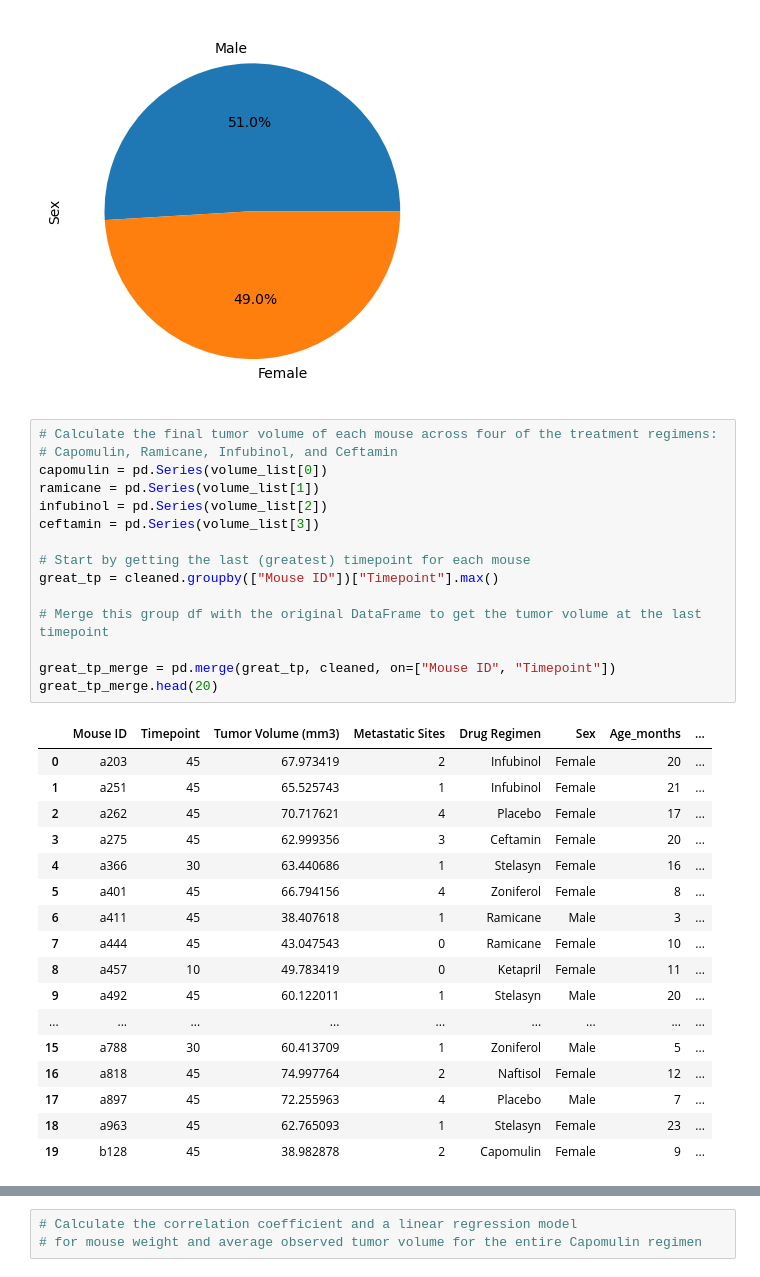
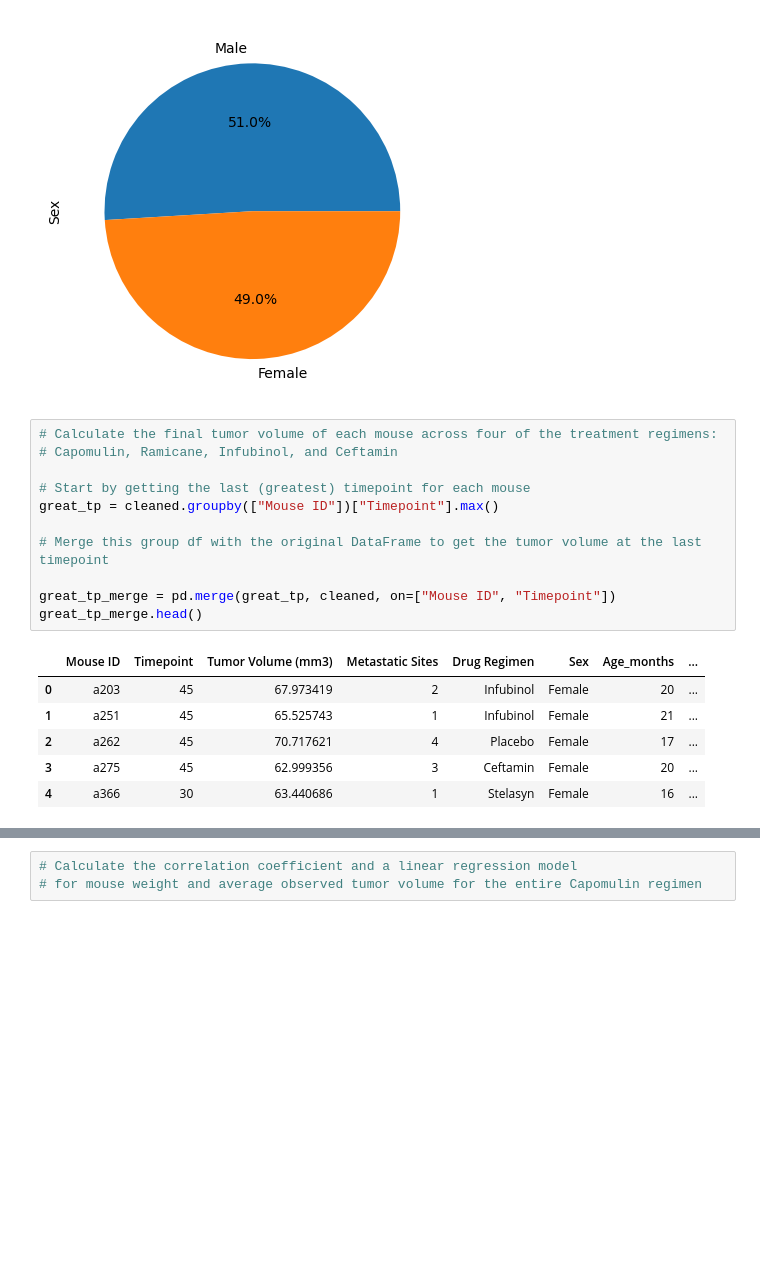
Before and after one commit to Mandia12/Matplotlib-Challenge, a Jupyter notebook: Pymaceuticals/pymaceuticals_final.ipynb, the cells around one changed output, grey strips where cells are left out. Drawn from its saved outputs; the diff is of its cells as text; blank space fills up the shorter version.

```diff
--- a/Pymaceuticals/pymaceuticals_final.ipynb
+++ b/Pymaceuticals/pymaceuticals_final.ipynb
@@ -163,36 +173,21 @@ pyplot_pie
 # %%
 # Calculate the final tumor volume of each mouse across four of the treatment regimens:
 # Capomulin, Ramicane, Infubinol, and Ceftamin
-capomulin = pd.Series(volume_list[0])
-ramicane = pd.Series(volume_list[1])
-infubinol = pd.Series(volume_list[2])
-ceftamin = pd.Series(volume_list[3])
 
 # Start by getting the last (greatest) timepoint for each mouse
 great_tp = cleaned.groupby(["Mouse ID"])["Timepoint"].max()
 
 # Merge this group df with the original DataFrame to get the tumor volume at the last timepoint
 
 great_tp_merge = pd.merge(great_tp, cleaned, on=["Mouse ID", "Timepoint"])
-great_tp_merge.head(20)
+great_tp_merge.head()
 # %% [output]
 |  | Mouse ID | Timepoint | Tumor Volume (mm3) | Metastatic Sites | Drug Regimen | Sex | Age_months | ... |
 | 0 | a203 | 45 | 67.973419 | 2 | Infubinol | Female | 20 | ... |
 | 1 | a251 | 45 | 65.525743 | 1 | Infubinol | Female | 21 | ... |
 | 2 | a262 | 45 | 70.717621 | 4 | Placebo | Female | 17 | ... |
 | 3 | a275 | 45 | 62.999356 | 3 | Ceftamin | Female | 20 | ... |
 | 4 | a366 | 30 | 63.440686 | 1 | Stelasyn | Female | 16 | ... |
-| 5 | a401 | 45 | 66.794156 | 4 | Zoniferol | Female | 8 | ... |
-| 6 | a411 | 45 | 38.407618 | 1 | Ramicane | Male | 3 | ... |
-| 7 | a444 | 45 | 43.047543 | 0 | Ramicane | Female | 10 | ... |
-| 8 | a457 | 10 | 49.783419 | 0 | Ketapril | Female | 11 | ... |
-| 9 | a492 | 45 | 60.122011 | 1 | Stelasyn | Male | 20 | ... |
-| ... | ... | ... | ... | ... | ... | ... | ... | ... |
-| 15 | a788 | 30 | 60.413709 | 1 | Zoniferol | Male | 5 | ... |
-| 16 | a818 | 45 | 74.997764 | 2 | Naftisol | Female | 12 | ... |
-| 17 | a897 | 45 | 72.255963 | 4 | Placebo | Male | 7 | ... |
-| 18 | a963 | 45 | 62.765093 | 1 | Stelasyn | Female | 23 | ... |
-| 19 | b128 | 45 | 38.982878 | 2 | Capomulin | Female | 9 | ... |
 # %%
 # Put treatments into a list for for loop (and later for plot labels)
 treatments = ["Capomulin", "Ramicane", "Infubinol", "Ceftamin"]
```
Also changed, not shown: parts of 7 cells of this notebook.
